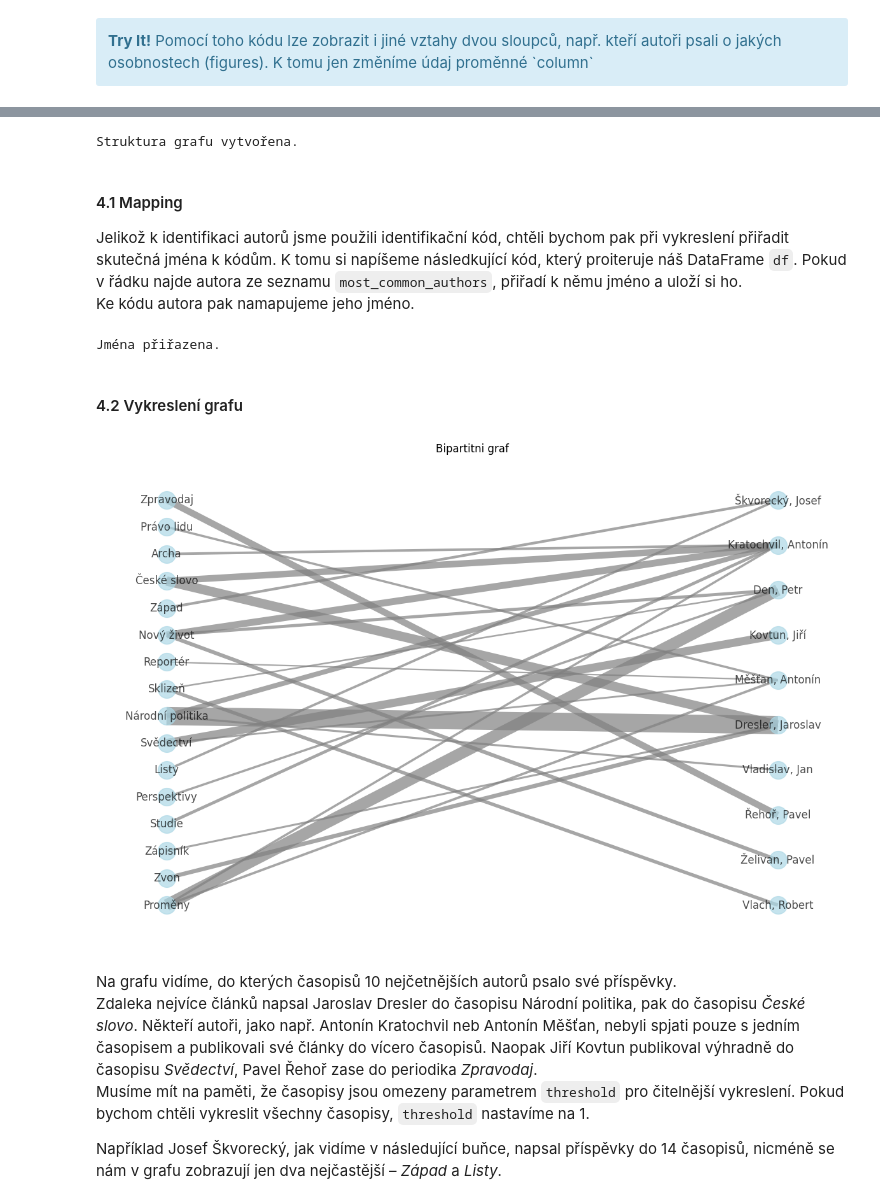
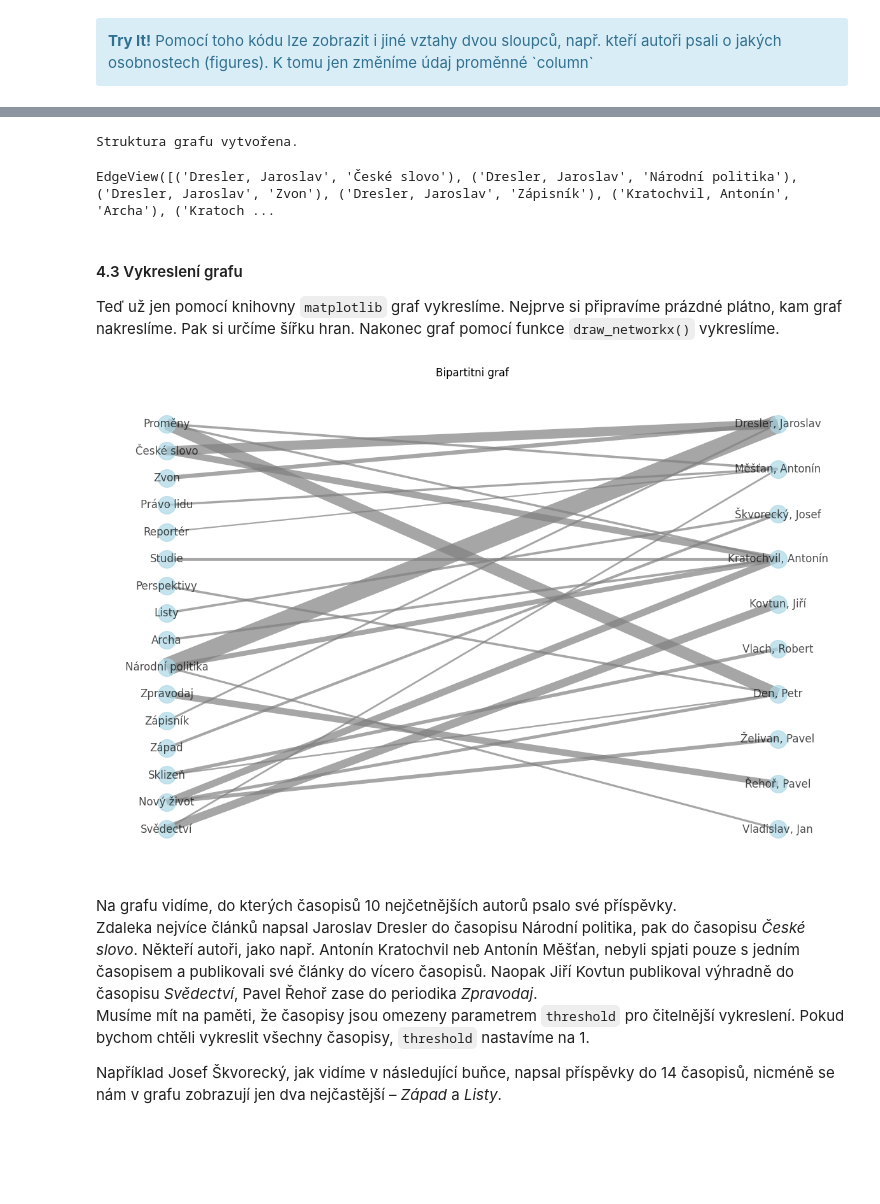
Before and after one commit to panuscha/DH-data-process, a Jupyter notebook: display_graph.ipynb, the cells around one changed output, grey strips where cells are left out. Saved outputs shown, nothing was run; the diff lists cells and outputs as text; code cells hidden in the pictures; blank space fills up the shorter version.

Commit message:
Changes in display graph and comments

```diff
--- a/display_graph.ipynb
+++ b/display_graph.ipynb
@@ -115,7 +173,7 @@ pattern_magazine = r"^(.*?)\s*(?=\()"   #r"(.*?)\[" # <- hranate zavory
 df['magazine'] = df['magazine'].apply(lambda x: [re.search(pattern_magazine, y).group(1) if re.search(pattern_magazine, y) else y for y in x])
 
 # Zbavime se prebytecnych mezer na zacatku a na konci stringu
-df['magazine'] = df['magazine'].apply(lambda x: [y.rstrip() for y in x])
+df['magazine'] = df['magazine'].apply(lambda x: [y.strip() for y in x])
 
 # Unikatni casopisy
 unique_magazine = np.unique(flatten_list(df.magazine))
@@ -226,26 +360,4 @@ Strukturu grafu vytvoříme pomocí knihovny `networkx`, kam jen přidáme dvě
 # %%
-# Vytvorime graf
-G = nx.Graph()
-
-# Elementy pridame grafu jako uzle
-G.add_nodes_from(most_common_authors, bipartite=1)
-
-# Vahy hran. Cim vice clanku v casopisu, tim vyssi vaha.
-# Ve vykreslenem grafu pak bude vyssi vaha mit silnejsi caru.
-edge_weights = {}
-
-# Projdeme vsechny clanky
-for _,row in df.iterrows():
-    for element in row[column]:
-        for author in row[author_code_column]:
-            # Chceme vyselektovat jen desen nejcastejsich elementu a casopisu
-            if element in unique_author_elements and author in most_common_authors:
-                if  (author, element) in edge_weights:
-                    # Do dictionary hrany pridavame jako tuple
-                    edge_weights[(author, element)] += 1
-                else:
-                    edge_weights[(author, element)] = 1
-
 # Vykreslime jen ty casopisy, ktere se objevuji vicekrat
 threshold = 15
 
@@ -261,57 +373,32 @@ for edge, weight in edge_weights.items():
         G.add_edge(edge[0], edge[1], weight=weight)
 
 print("Struktura grafu vytvořena.")
+G.edges
 # %% [output]
 Struktura grafu vytvořena.
+EdgeView([('Dresler, Jaroslav', 'České slovo'), ('Dresler, Jaroslav', 'Národní politika'), ('Dresler, Jaroslav', 'Zvon'), ('Dresler, Jaroslav', 'Zápisník'), ('Kratochvil, Antonín', 'Archa'), ('Kratoch ...
-# %% [markdown]
-#### 4.1 Mapping
-
-Jelikož k identifikaci autorů jsme použili identifikační kód, chtěli bychom pak při vykreslení přiřadit skutečná jména k kódům. K tomu si napíšeme následkující kód, který proiteruje náš DataFrame `df`. Pokud v řádku najde autora ze seznamu `most_common_authors`, přiřadí k němu jméno a uloží si ho.<br>
-Ke kódu autora pak namapujeme jeho jméno.
-# %%
-# dictionary, kde klic je kod autora a hodnota je jeho jmeno
-mapping = {}
-most_common_authors_copy = most_common_authors.copy()
-
-# Prochazime radky DataFramu
-for idx,row in df.iterrows():
-
-        # Pokud je autor v radku ze seznamu most_common_authors
-        if any(item in most_common_authors_copy for item in row[author_code_column]):
-                for i, item in enumerate(row[author_code_column]):
-
-                        # pokud je autor v seznamu
-                        if item in most_common_authors_copy:
-
-                                # pridame do dictionary do klice jeho kod a do hodnoty jeho jmeno
-                                mapping[item] = row['author'][i]
-
-                                # vyradime autora, u ktereho uz jsme nasli jeho jmeno
-                                most_common_authors_copy.remove(item)
-
-        # pokud jsme nasli vsechna jmena, muzeme ukoncit iterovani
-        if len(most_common_authors_copy)<1:
-                break
-
-# Ke kodu autora pridame jeho skutecne jmeno
-G = nx.relabel_nodes(G, mapping)
-
-print("Jména přiřazena.")
-# %% [output]
-Jména přiřazena.
-# %% [markdown]
-#### 4.2 Vykreslení grafu
+# %% [markdown]
+#### 4.3 Vykreslení grafu
+
+Teď už jen pomocí knihovny `matplotlib` graf vykreslíme. Nejprve si připravíme prázdné plátno, kam graf nakreslíme. Pak si určíme šířku hran. Nakonec graf pomocí funkce `draw_networkx()` vykreslíme.
 # %%
 pos = nx.bipartite_layout(G, nodes = left)
+
+# Vytvoreni prazdneho platna
 plt.figure(figsize=(15, 10))
-edge_widths = [0.1 * G[u][v]['weight'] for u, v in G.edges()]
+
+# Sirka hrany
+width = 0.1
+edge_widths = [width * G[u][v]['weight'] for u, v in G.edges()]
+
+# Vykresleni grafu
 nx.draw_networkx(G, pos=pos, with_labels=True, node_color='lightblue', node_size=400,
                  width=edge_widths, edge_color='gray', alpha=0.7)
 plt.title("Bipartitni graf")
 plt.axis("off")
 plt.show()
 # %% [output]
-[figure, old version]
+[figure, new version]
 # %% [markdown]
 Na grafu vidíme, do kterých časopisů 10 nejčetnějších autorů psalo své příspěvky.<br>
 Zdaleka nejvíce článků napsal Jaroslav Dresler do časopisu Národní politika, pak do časopisu <i>České slovo</i>. Někteří autoři, jako např. Antonín Kratochvil neb Antonín Měšťan, nebyli spjati pouze s jedním časopisem a publikovali své články do vícero časopisů. Naopak Jiří Kovtun publikoval výhradně do časopisu <i>Svědectví</i>, Pavel Řehoř zase do periodika <i>Zpravodaj</i>.<br>
```
Also changed, not shown: parts of 28 cells of this notebook, 2 other files.
